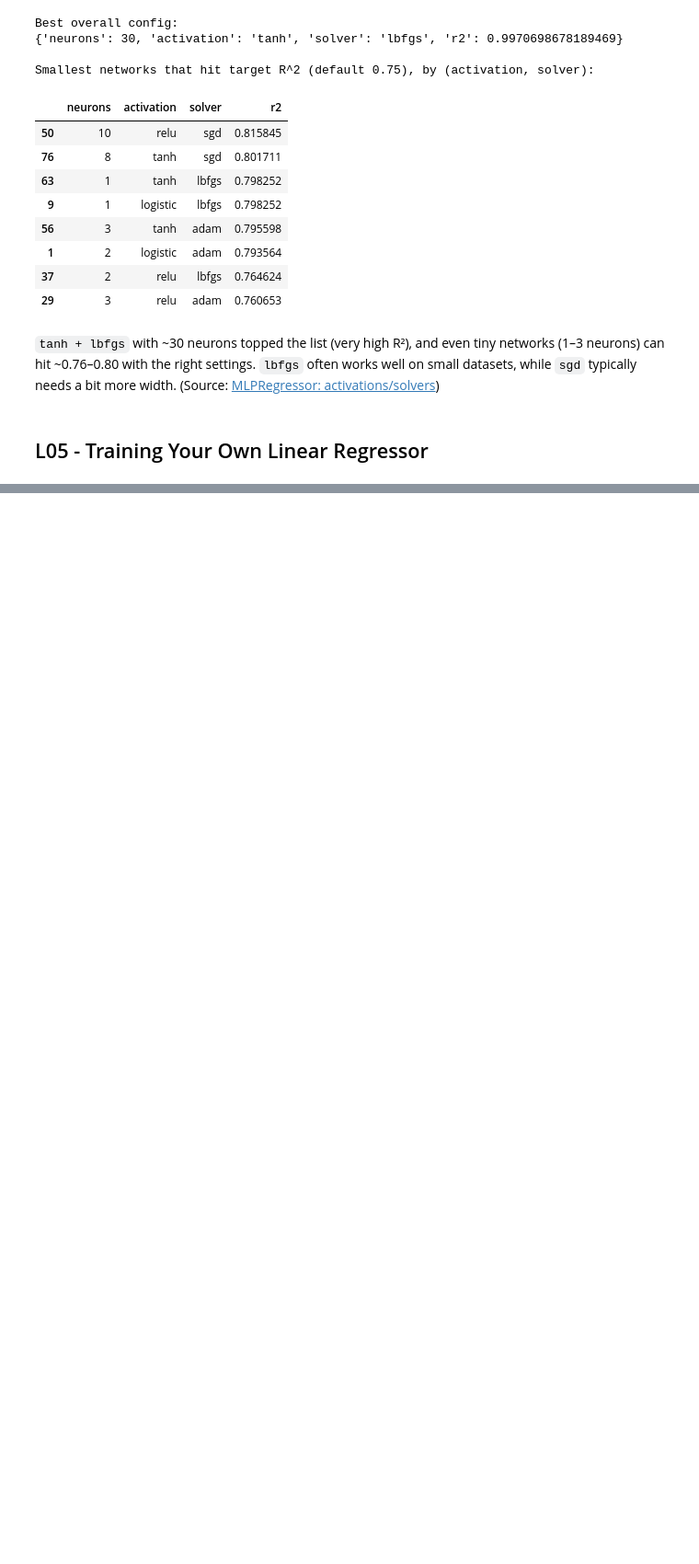
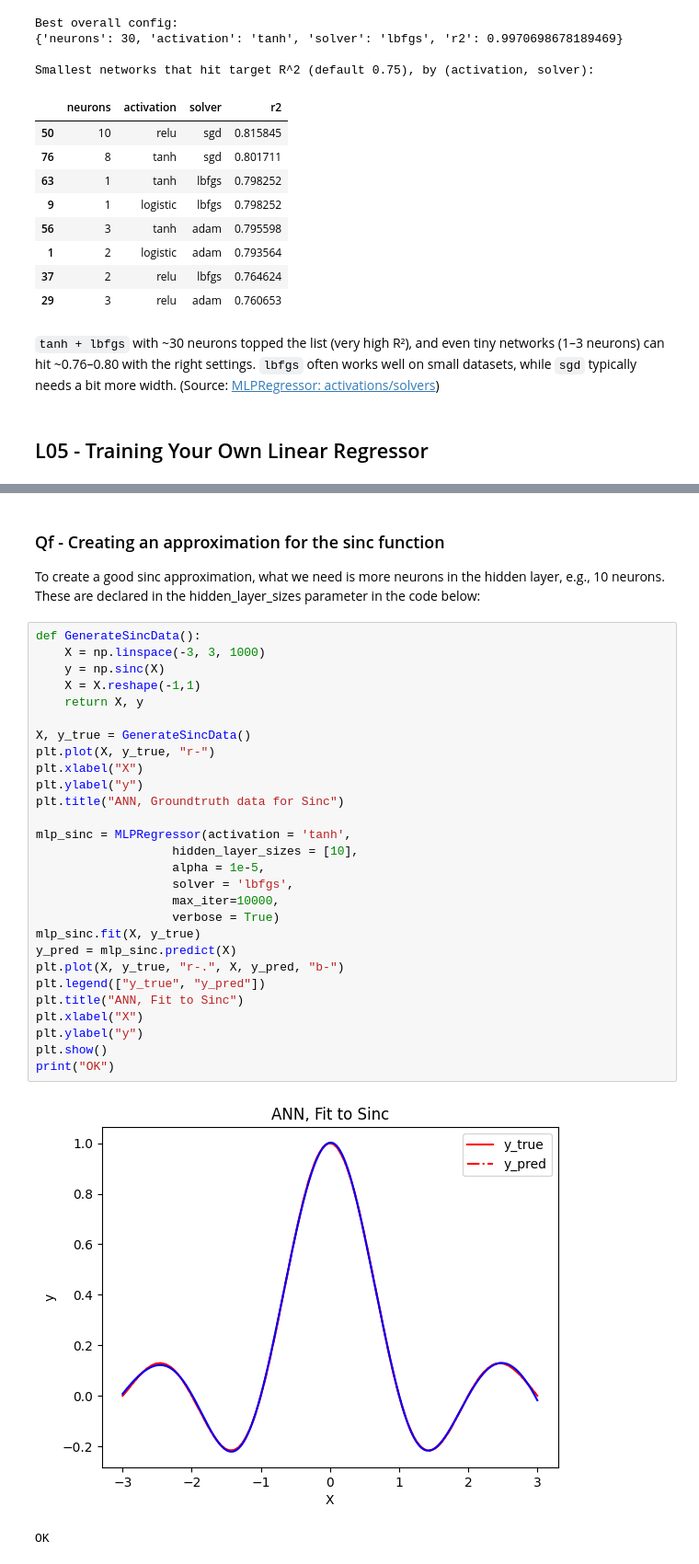
Before and after one commit to madskelkjaer/SWMAL, a Jupyter notebook: Journal/Opgave2/SWMAL_Grp10-2.ipynb, the cells around one changed output, grey strips where cells are left out. Shown at 92% size. Drawn from its saved outputs; the diff is of its cells as text; blank space fills up the shorter version.

```diff
--- a/Journal/Opgave2/SWMAL_Grp10-2.ipynb
+++ b/Journal/Opgave2/SWMAL_Grp10-2.ipynb
@@ -616,0 +693,34 @@ Smallest networks that hit target R^2 (default 0.75), by (activation, solver):
+# %% [markdown]
+### Qf - Creating an approximation for the sinc function
+To create a good sinc approximation, what we need is more neurons in the hidden layer, e.g., 10 neurons. These are declared in the hidden_layer_sizes parameter in the code below:
+# %%
+def GenerateSincData():
+    X = np.linspace(-3, 3, 1000)
+    y = np.sinc(X)
+    X = X.reshape(-1,1)
+    return X, y
+
+X, y_true = GenerateSincData()
+plt.plot(X, y_true, "r-")
+plt.xlabel("X")
+plt.ylabel("y")
+plt.title("ANN, Groundtruth data for Sinc")
+
+mlp_sinc = MLPRegressor(activation = 'tanh',
+                   hidden_layer_sizes = [10],
+                   alpha = 1e-5,
+                   solver = 'lbfgs',
+                   max_iter=10000,
+                   verbose = True)
+mlp_sinc.fit(X, y_true)
+y_pred = mlp_sinc.predict(X)
+plt.plot(X, y_true, "r-.", X, y_pred, "b-")
+plt.legend(["y_true", "y_pred"])
+plt.title("ANN, Fit to Sinc")
+plt.xlabel("X")
+plt.ylabel("y")
+plt.show()
+print("OK")
+# %% [output]
+[figure, added]
+OK
```
Also changed, not shown: parts of 11 cells of this notebook, 1 other file.
